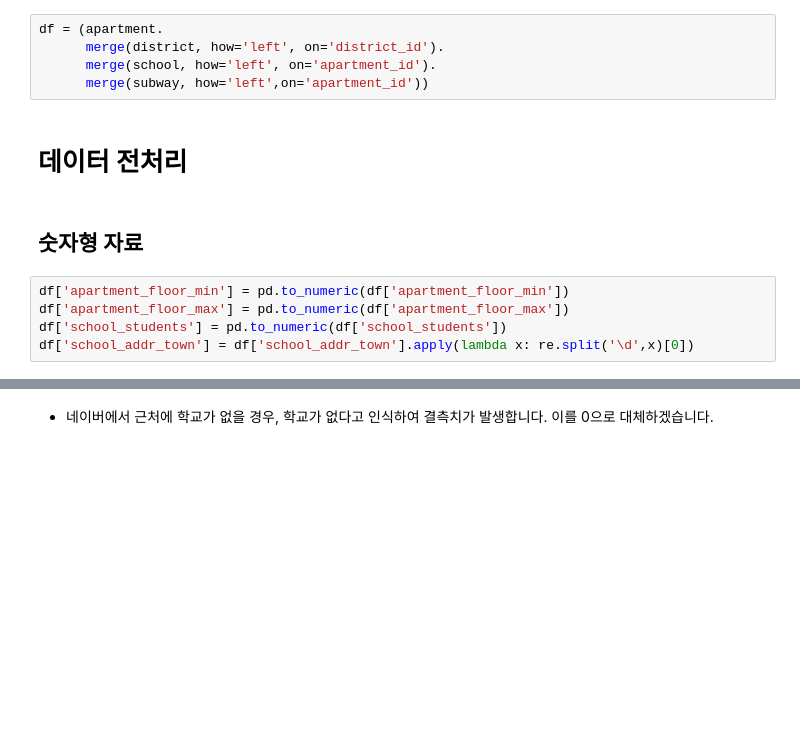
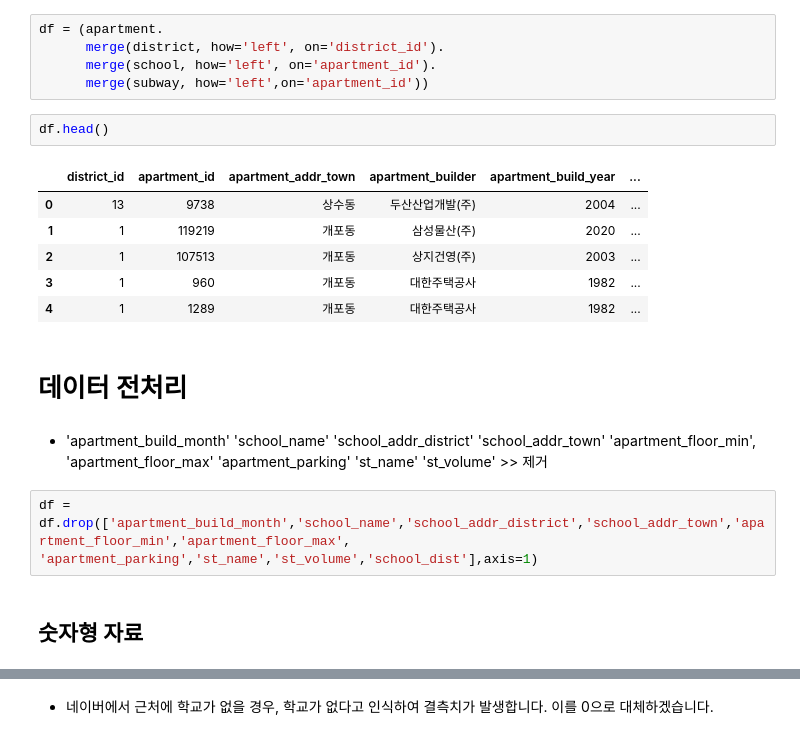
Before and after one commit to whoareyouwhoami/ProjectCasa, a Jupyter notebook: Modeling/02_K-Prototype_Clustering.ipynb, the cells around one changed output, grey strips where cells are left out. Saved outputs shown, nothing was run; the diff lists cells and outputs as text; blank space fills up the shorter version.

```diff
--- a/Modeling/02_K-Prototype_Clustering.ipynb
+++ b/Modeling/02_K-Prototype_Clustering.ipynb
@@ -51,12 +55,20 @@ df = (apartment.
       merge(district, how='left', on='district_id').
       merge(school, how='left', on='apartment_id').
       merge(subway, how='left',on='apartment_id'))
+# %%
+df.head()
+# %% [output]
+|  | district_id | apartment_id | apartment_addr_town | apartment_builder | apartment_build_year | ... |
+| 0 | 13 | 9738 | 상수동 | 두산산업개발(주) | 2004 | ... |
+| 1 | 1 | 119219 | 개포동 | 삼성물산(주) | 2020 | ... |
+| 2 | 1 | 107513 | 개포동 | 상지건영(주) | 2003 | ... |
+| 3 | 1 | 960 | 개포동 | 대한주택공사 | 1982 | ... |
+| 4 | 1 | 1289 | 개포동 | 대한주택공사 | 1982 | ... |
 # %% [markdown]
 # 데이터 전처리
+# %% [markdown]
+- 'apartment_build_month' 'school_name' 'school_addr_district' 'school_addr_town' 'apartment_floor_min', 'apartment_floor_max' 'apartment_parking' 'st_name' 'st_volume' >> 제거
+# %%
+df = df.drop(['apartment_build_month','school_name','school_addr_district','school_addr_town','apartment_floor_min','apartment_floor_max', 'apartment_parking','st_name','st_volume','school_dist'],axis=1)
 # %% [markdown]
 ## 숫자형 자료
-# %%
-df['apartment_floor_min'] = pd.to_numeric(df['apartment_floor_min'])
-df['apartment_floor_max'] = pd.to_numeric(df['apartment_floor_max'])
-df['school_students'] = pd.to_numeric(df['school_students'])
-df['school_addr_town'] = df['school_addr_town'].apply(lambda x: re.split('\d',x)[0])
```
Also changed, not shown: parts of 13 cells of this notebook, 13 other files.
